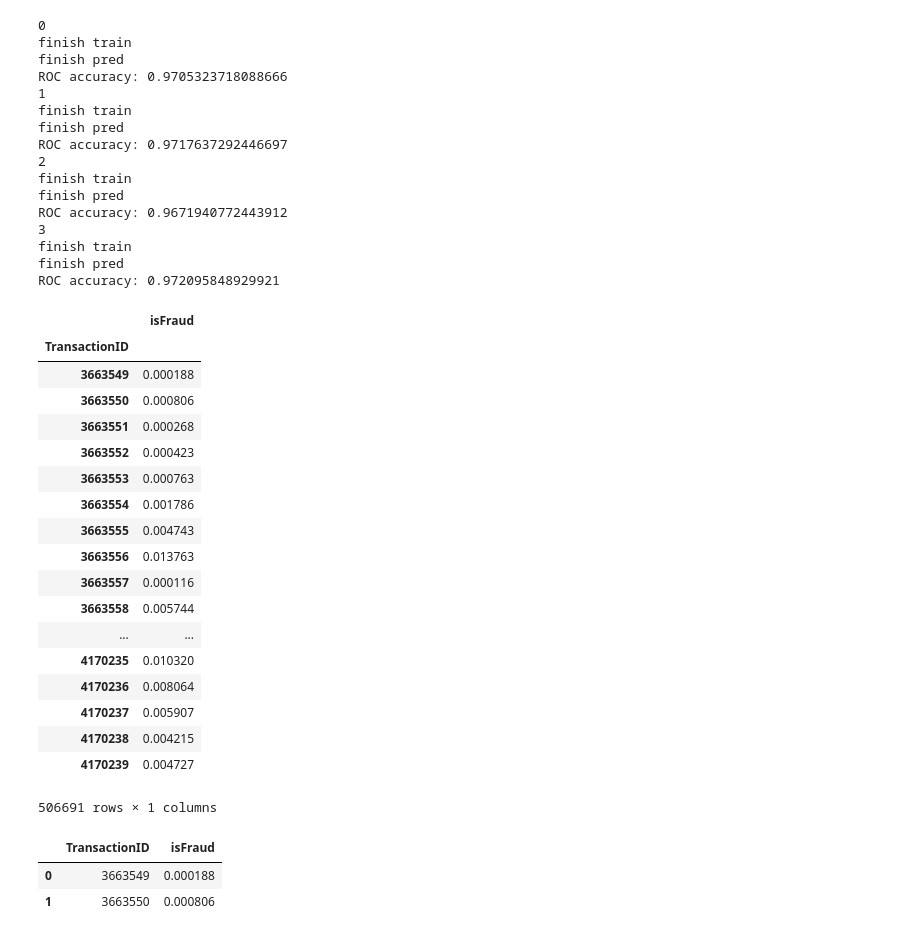
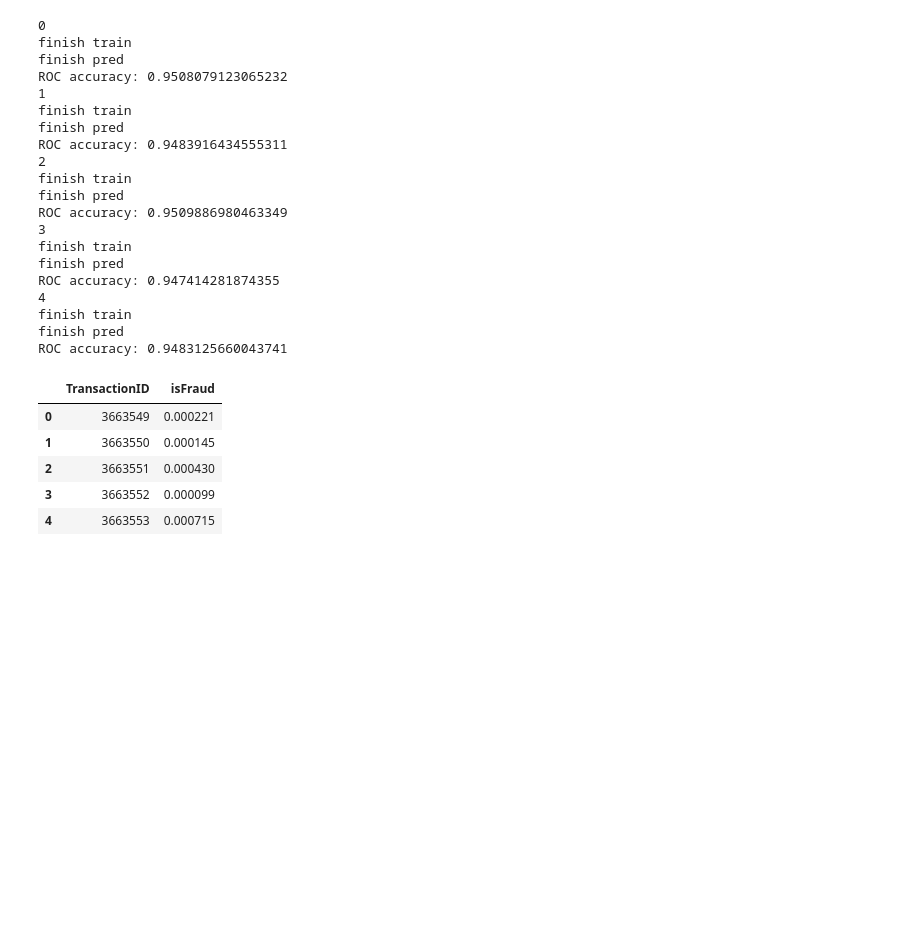
Before and after one commit to vivekka93/kaggle, a Jupyter notebook: cis_fraud/cis_fraud.ipynb, the cells around one changed output. Cells and saved outputs as stored; diff of their text form; code cells hidden in the pictures; blank space fills up the shorter version.

```diff
--- a/cis_fraud/cis_fraud.ipynb
+++ b/cis_fraud/cis_fraud.ipynb
@@ -614,4 +454,12 @@ params = {'num_leaves': 500,
+# %%
+merged = merged.fillna(merged.mean())
+# %%
+X_train = merged.loc[train.index]
+X_test = merged.loc[test.index]
+# %%
+sample_submission = pd.read_csv('sample_submission.csv')
 # %%
+# My training
 lgb_submission=sample_submission.copy()
 lgb_submission['isFraud'] = 0
 import lightgbm as lgb
@@ -633,13 +481,14 @@ for fold_n, (train_index, valid_index) in enumerate(folds.split(X_train)):
     lgbclf = lgb.LGBMClassifier(
         num_leaves= 512,
         n_estimators=512,
-        max_depth=9,
-        learning_rate=0.064,
+        max_depth=12,
+        learning_rate=0.06,
         subsample=0.85,
         colsample_bytree=0.85,
         boosting_type= "gbdt",
         reg_alpha=0.3,
-        reg_lamdba=0.243
+        reg_lamdba=0.243,
+        importance_type='gain'
     )
 
     X_train_, X_valid = X_train.iloc[train_index], X_train.iloc[valid_index]
@@ -661,39 +510,30 @@ for fold_n, (train_index, valid_index) in enumerate(folds.split(X_train)):
 0
 finish train
 finish pred
-ROC accuracy: 0.9705323718088666
+ROC accuracy: 0.9508079123065232
 1
 finish train
 finish pred
-ROC accuracy: 0.9717637292446697
+ROC accuracy: 0.9483916434555311
 2
 finish train
 finish pred
-ROC accuracy: 0.9671940772443912
+ROC accuracy: 0.9509886980463349
 3
 finish train
 finish pred
-ROC accuracy: 0.972095848929921
+ROC accuracy: 0.947414281874355
+4
+finish train
+finish pred
+ROC accuracy: 0.9483125660043741
 # %%
-lgb_submission
+lgb_submission.head()
 # %% [output]
-|  | isFraud |
-| TransactionID |  |
-| 3663549 | 0.000188 |
-| 3663550 | 0.000806 |
-| 3663551 | 0.000268 |
-| 3663552 | 0.000423 |
-| 3663553 | 0.000763 |
-| 3663554 | 0.001786 |
-| 3663555 | 0.004743 |
-| 3663556 | 0.013763 |
-| 3663557 | 0.000116 |
-| 3663558 | 0.005744 |
-| ... | ... |
-| 4170235 | 0.010320 |
-| 4170236 | 0.008064 |
-| 4170237 | 0.005907 |
-| 4170238 | 0.004215 |
-| 4170239 | 0.004727 |
+|  | TransactionID | isFraud |
+| 0 | 3663549 | 0.000221 |
+| 1 | 3663550 | 0.000145 |
+| 2 | 3663551 | 0.000430 |
+| 3 | 3663552 | 0.000099 |
+| 4 | 3663553 | 0.000715 |
-506691 rows × 1 columns
 # %%
@@ -707,6 +540,0 @@ lgb_submission = lgb_submission[['TransactionID', 'isFraud']]
-# %%
-lgb_submission.head(2)
-# %% [output]
-|  | TransactionID | isFraud |
-| 0 | 3663549 | 0.000188 |
-| 1 | 3663550 | 0.000806 |
```
Also changed, not shown: parts of 181 cells of this notebook.
